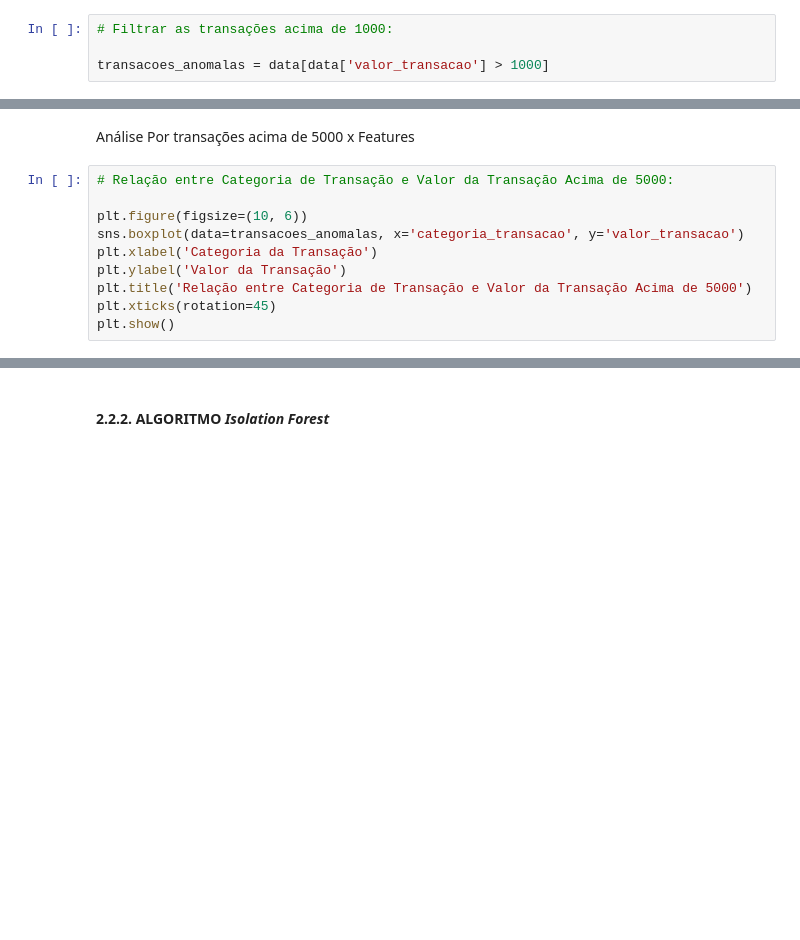
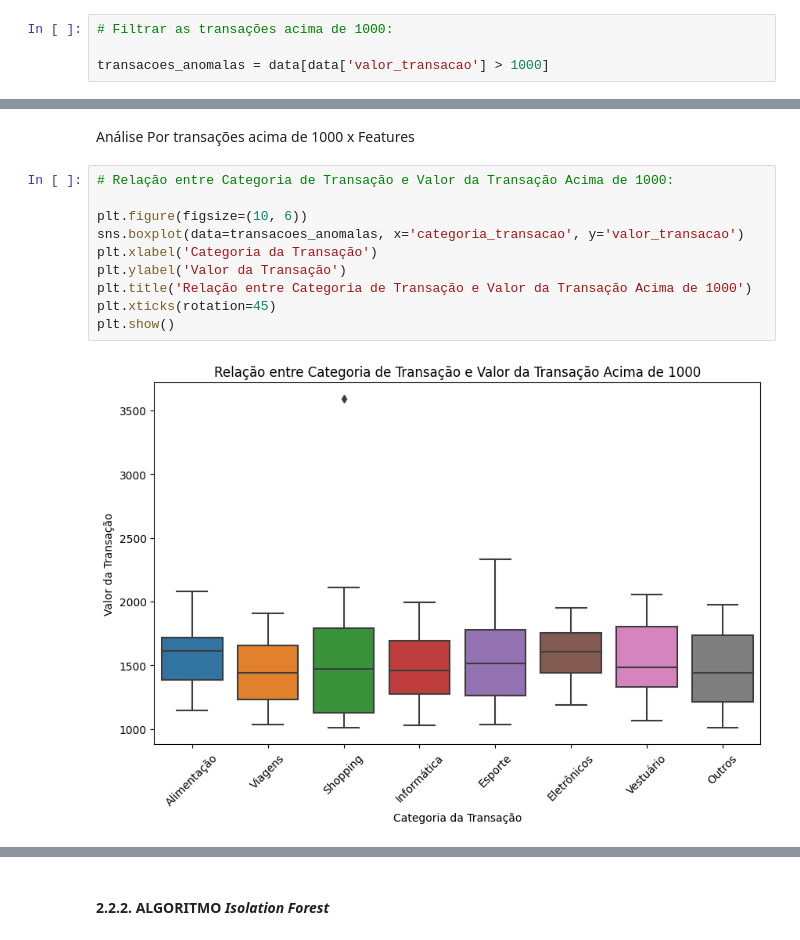
Before and after one commit to CeLo93/ML_analise_preditiva_de_fraudes_e_marketing, a Jupyter notebook: Prediction_DadosFera.ipynb, the cells around one changed output, grey strips where cells are left out. Cells and saved outputs as stored; diff of their text form; blank space fills up the shorter version.

```diff
--- a/Prediction_DadosFera.ipynb
+++ b/Prediction_DadosFera.ipynb
@@ -675,13 +705,15 @@ plt.show()
 # %% [markdown]
-Análise Por transações acima de 5000 x Features
+Análise Por transações acima de 1000 x Features
 # %%
-# Relação entre Categoria de Transação e Valor da Transação Acima de 5000:
+# Relação entre Categoria de Transação e Valor da Transação Acima de 1000:
 
 plt.figure(figsize=(10, 6))
 sns.boxplot(data=transacoes_anomalas, x='categoria_transacao', y='valor_transacao')
 plt.xlabel('Categoria da Transação')
 plt.ylabel('Valor da Transação')
-plt.title('Relação entre Categoria de Transação e Valor da Transação Acima de 5000')
+plt.title('Relação entre Categoria de Transação e Valor da Transação Acima de 1000')
 plt.xticks(rotation=45)
 plt.show()
+# %% [output]
+[figure, added]
 # %%
```
Also changed, not shown: parts of 14 cells of this notebook.
